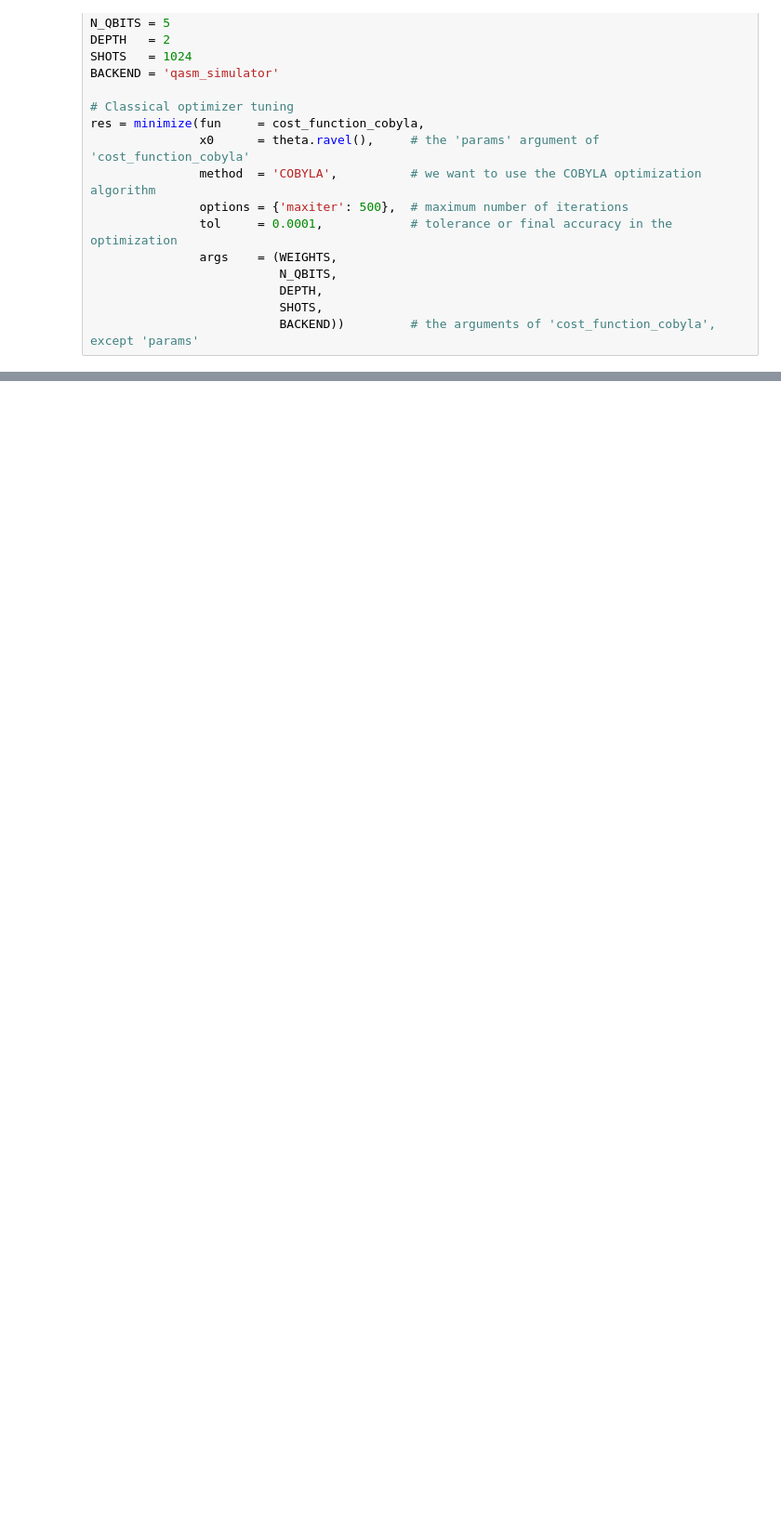
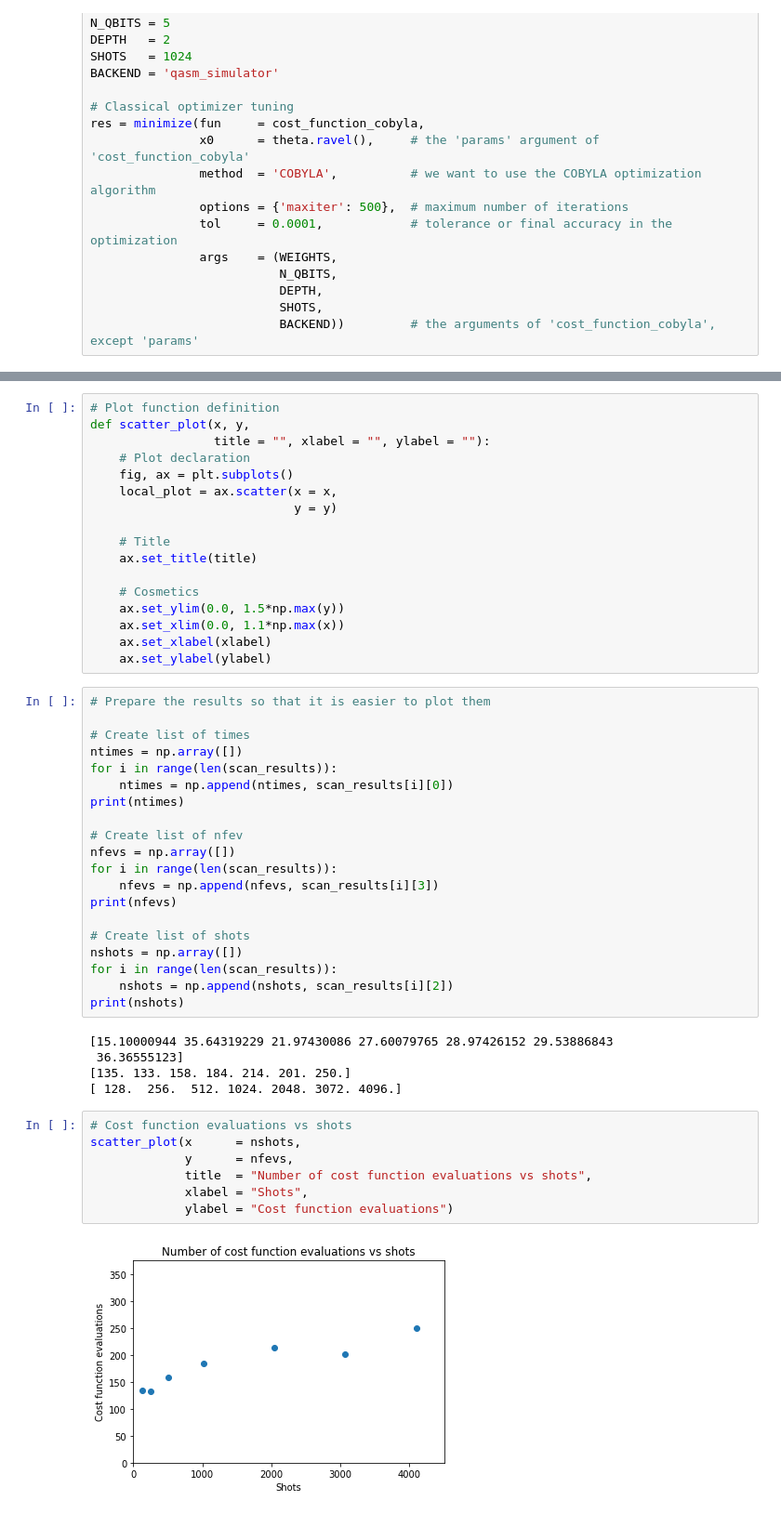
Before and after one commit to NTrevisani/DataScienceMaster, a Jupyter notebook: TFM/MaxCut/Max_Cut.ipynb, the cells around one changed output, grey strips where cells are left out. Shown: that part at 93% size. Saved outputs shown, nothing was run; the diff lists cells and outputs as text; blank space fills up the shorter version.

```diff
--- a/TFM/MaxCut/Max_Cut.ipynb
+++ b/TFM/MaxCut/Max_Cut.ipynb
@@ -1023,0 +962,51 @@ res.
+# %%
+# Plot function definition
+def scatter_plot(x, y,
+                 title = "", xlabel = "", ylabel = ""):
+    # Plot declaration
+    fig, ax = plt.subplots()
+    local_plot = ax.scatter(x = x,
+                            y = y)
+
+    # Title
+    ax.set_title(title)
+
+    # Cosmetics
+    ax.set_ylim(0.0, 1.5*np.max(y))
+    ax.set_xlim(0.0, 1.1*np.max(x))
+    ax.set_xlabel(xlabel)
+    ax.set_ylabel(ylabel)
+# %%
+# Prepare the results so that it is easier to plot them
+
+# Create list of times
+ntimes = np.array([])
+for i in range(len(scan_results)):
+    ntimes = np.append(ntimes, scan_results[i][0])
+print(ntimes)
+
+# Create list of nfev
+nfevs = np.array([])
+for i in range(len(scan_results)):
+    nfevs = np.append(nfevs, scan_results[i][3])
+print(nfevs)
+
+# Create list of shots
+nshots = np.array([])
+for i in range(len(scan_results)):
+    nshots = np.append(nshots, scan_results[i][2])
+print(nshots)
+# %% [output]
+[15.10000944 35.64319229 21.97430086 27.60079765 28.97426152 29.53886843
+ 36.36555123]
+[135. 133. 158. 184. 214. 201. 250.]
+[ 128.  256.  512. 1024. 2048. 3072. 4096.]
+# %%
+# Cost function evaluations vs shots
+scatter_plot(x      = nshots,
+             y      = nfevs,
+             title  = "Number of cost function evaluations vs shots",
+             xlabel = "Shots",
+             ylabel = "Cost function evaluations")
+# %% [output]
+[figure, added]
```
Also changed, not shown: parts of 45 cells of this notebook.
